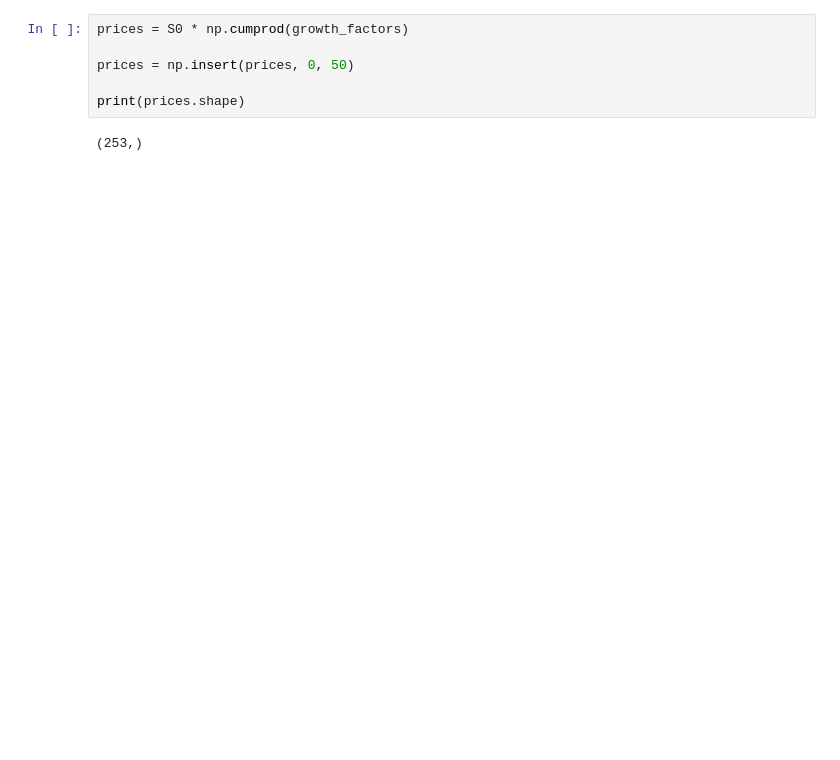
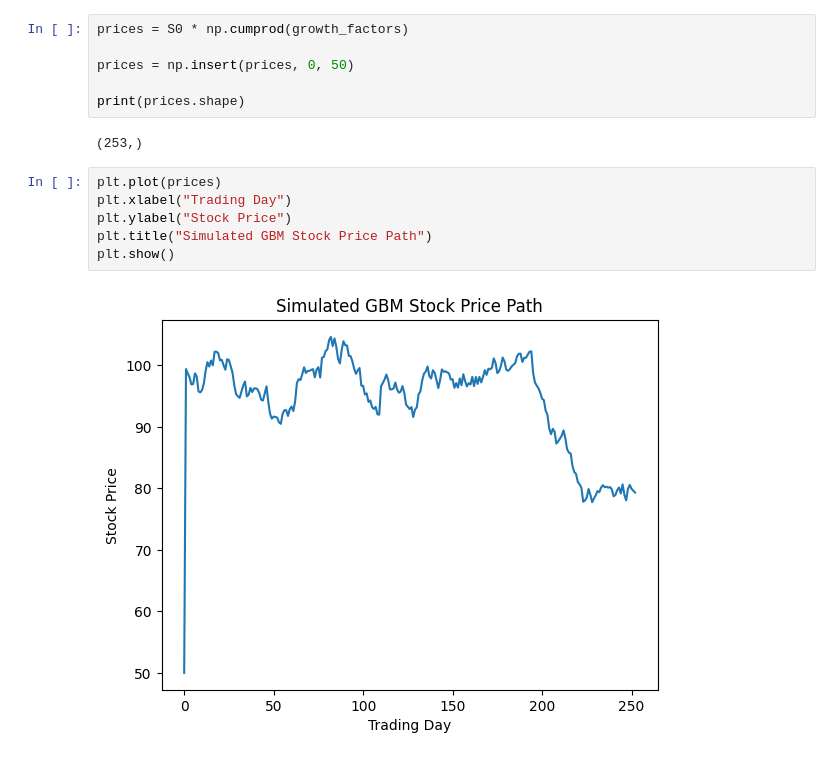
Before and after one commit to Hacker794/Monte-Carlo-Market-Risk-and-Option-Pricing-Engine-, a Jupyter notebook: notebooks/day3_gbm_path.ipynb, the cells around one changed output. Drawn from its saved outputs; the diff is of its cells as text; blank space fills up the shorter version.

Commit message:
Plotted stock price path

```diff
--- a/notebooks/day3_gbm_path.ipynb
+++ b/notebooks/day3_gbm_path.ipynb
@@ -46,3 +46,11 @@ prices = np.insert(prices, 0, 50)
 print(prices.shape)
 # %% [output]
 (253,)
+# %%
+plt.plot(prices)
+plt.xlabel("Trading Day")
+plt.ylabel("Stock Price")
+plt.title("Simulated GBM Stock Price Path")
+plt.show()
+# %% [output]
+[figure, added]
```
Also changed, not shown: parts of 1 cell of this notebook.
